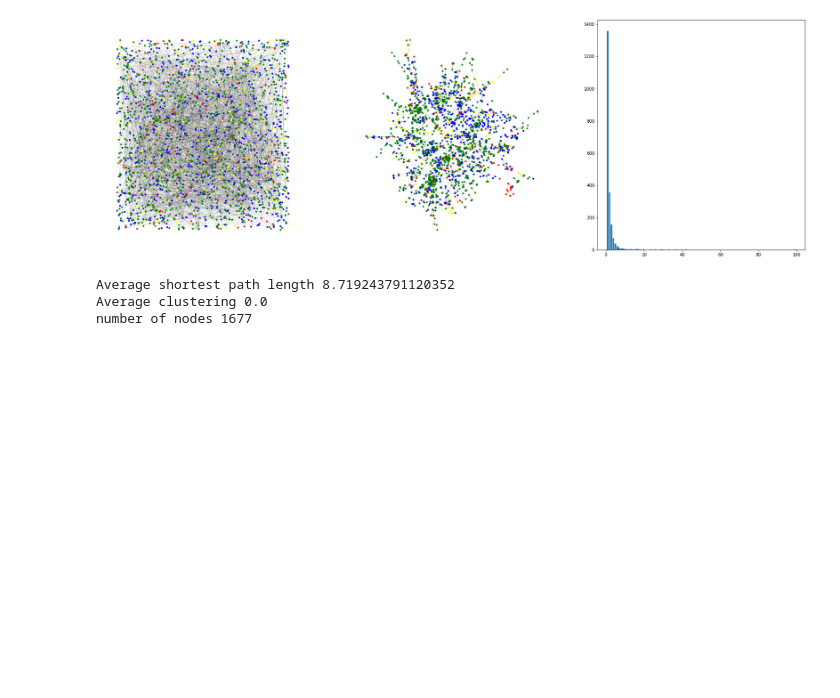
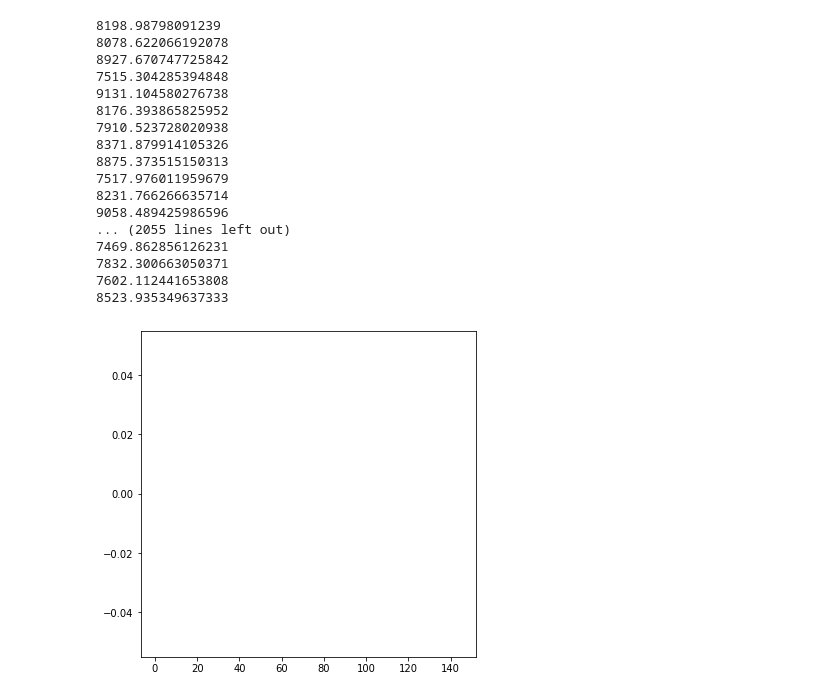
Before and after one commit to ric-colasanti/ASPIREColab, a Jupyter notebook: OOPShiNetworkModel.ipynb, the cells around one changed output. Saved outputs shown, nothing was run; the diff lists cells and outputs as text; code cells hidden in the pictures; blank space fills up the shorter version.

```diff
--- a/OOPShiNetworkModel.ipynb
+++ b/OOPShiNetworkModel.ipynb
@@ -183,29 +247,48 @@ class Population:
                 return True
             return False
         return infun
+
+
+    def run(self):
+        for day in range(365*2):
+            if day % 7 == 0:
+                for person in self.persons:
+                    person.d_2009.diffuse_behavior()
+                    person.d_2009.update()
 # %%
 population = Population(selected_population)
 population.makeGraph()
-# %%
-gcc = sorted(nx.connected_components(population.graph), key=len, reverse=True)
-graph = population.graph.subgraph(gcc[0])
-degree_sequence = sorted([d for n, d in population.graph.degree()], reverse=True)
-plt.rcParams["figure.figsize"] = (30,10)
-plt.subplot(1,3,1)
-nx.draw(population.graph,pos=population.npos,node_size=10,node_color=population.colors,width=0.1,arrows=False)
-plt.subplot(1,3,2)
-nx.draw(population.graph,node_color=population.colors,node_size=10,width=0.1,arrows=False)
-plt.subplot(1,3,3)
-x,y =np.unique(degree_sequence, return_counts=True)
-plt.bar(x,y)
-#plt.subplot(2,2,4)
-#plt.plot()
-plt.show()
-print("Average shortest path length",nx.average_shortest_path_length(graph))
-print("Average clustering",nx.average_clustering(graph))
-print("number of nodes", graph.number_of_nodes())
-# %% [output]
-[figure, removed]
-Average shortest path length 8.719243791120352
-Average clustering 0.0
-number of nodes 1677
+# %%
+weights2009 = []
+weights2011calc = []
+for person in population.persons:
+    weights2009.append(person.d_2009.BW)
+weights_np_2009 = np.array(weights2009)
+population.run()
+for person in population.persons:
+    print(person.d_2009.BW)
+    weights2011calc.append(person.d_2009.BW)
+weights_np_2011calc = np.array(weights2011calc)
+bins = [x for x in range(0,150,5)]
+plt.rcParams["figure.figsize"] = (6,6)
+plt.hist([weights_np_2009,weights_np_2011calc] ,bins=bins)
+plt.show()
+# %% [output]
+8198.98798091239
+8078.622066192078
+8927.670747725842
+7515.304285394848
+9131.104580276738
+8176.393865825952
+7910.523728020938
+8371.879914105326
+8875.373515150313
+7517.976011959679
+8231.766266635714
+9058.489425986596
+... (2055 lines left out)
+7469.862856126231
+7832.300663050371
+7602.112441653808
+8523.935349637333
+[figure, added]
```
Also changed, not shown: parts of 2 cells of this notebook.
